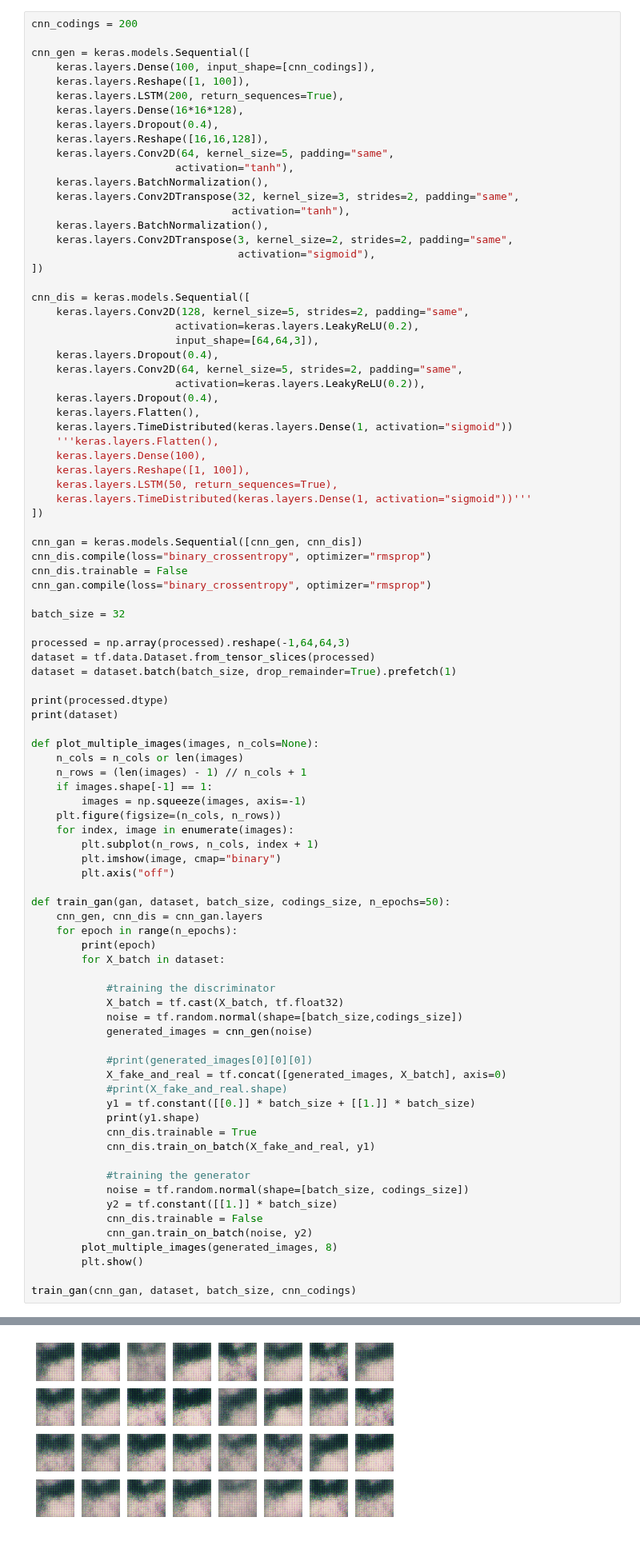
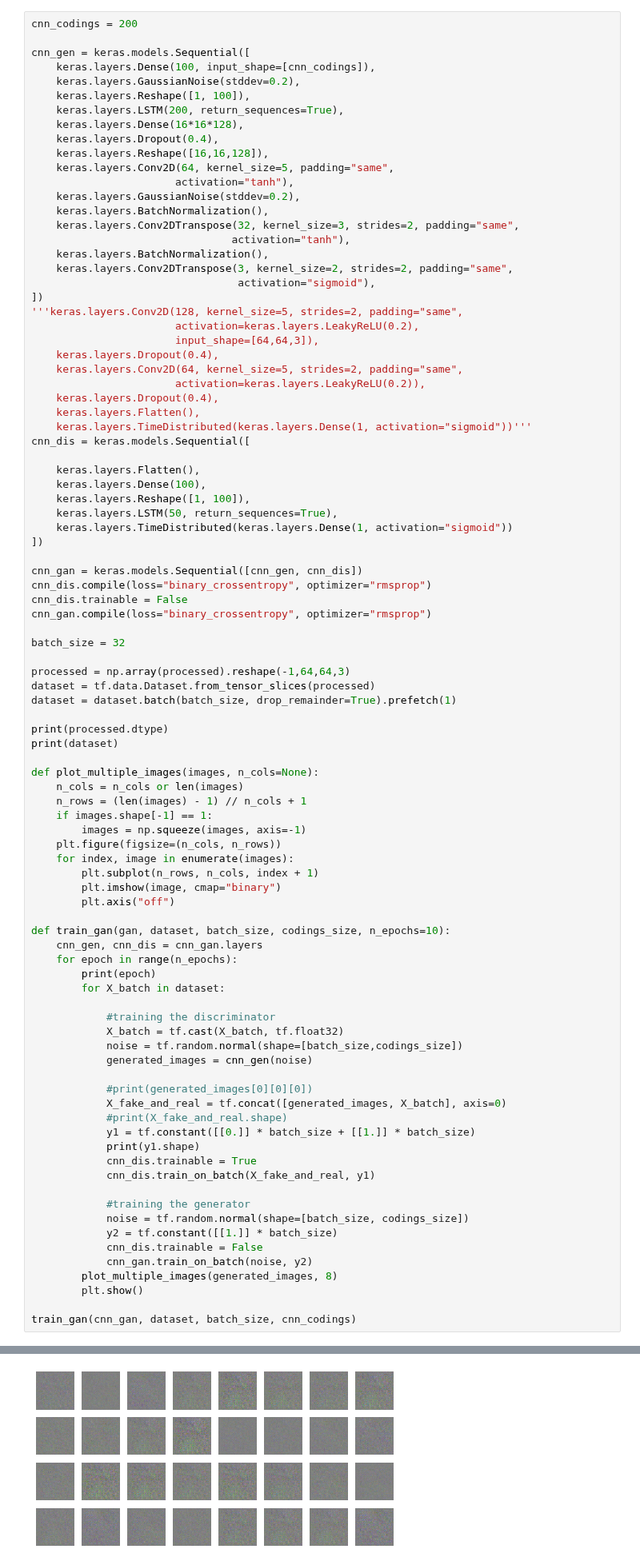
Before and after one commit to OrdinaryHacker101/MinecraftAI, a Jupyter notebook: area_52/MineDREAM.ipynb, the cells around one changed output, grey strips where cells are left out. Shown at 80% size. Drawn from its saved outputs; the diff is of its cells as text.

```diff
--- a/area_52/MineDREAM.ipynb
+++ b/area_52/MineDREAM.ipynb
@@ -176,6 +176,7 @@ cnn_codings = 200
 
 cnn_gen = keras.models.Sequential([
     keras.layers.Dense(100, input_shape=[cnn_codings]),
+    keras.layers.GaussianNoise(stddev=0.2),
     keras.layers.Reshape([1, 100]),
     keras.layers.LSTM(200, return_sequences=True),
     keras.layers.Dense(16*16*128),
@@ -183,6 +184,7 @@ cnn_gen = keras.models.Sequential([
     keras.layers.Reshape([16,16,128]),
     keras.layers.Conv2D(64, kernel_size=5, padding="same",
                        activation="tanh"),
+    keras.layers.GaussianNoise(stddev=0.2),
     keras.layers.BatchNormalization(),
     keras.layers.Conv2DTranspose(32, kernel_size=3, strides=2, padding="same",
                                 activation="tanh"),
@@ -190,9 +192,7 @@ cnn_gen = keras.models.Sequential([
     keras.layers.Conv2DTranspose(3, kernel_size=2, strides=2, padding="same",
                                  activation="sigmoid"),
 ])
-
-cnn_dis = keras.models.Sequential([
-    keras.layers.Conv2D(128, kernel_size=5, strides=2, padding="same",
+'''keras.layers.Conv2D(128, kernel_size=5, strides=2, padding="same",
                        activation=keras.layers.LeakyReLU(0.2),
                        input_shape=[64,64,3]),
     keras.layers.Dropout(0.4),
@@ -200,12 +200,14 @@ cnn_dis = keras.models.Sequential([
                        activation=keras.layers.LeakyReLU(0.2)),
     keras.layers.Dropout(0.4),
     keras.layers.Flatten(),
-    keras.layers.TimeDistributed(keras.layers.Dense(1, activation="sigmoid"))
-    '''keras.layers.Flatten(),
+    keras.layers.TimeDistributed(keras.layers.Dense(1, activation="sigmoid"))'''
+cnn_dis = keras.models.Sequential([
+
+    keras.layers.Flatten(),
     keras.layers.Dense(100),
     keras.layers.Reshape([1, 100]),
     keras.layers.LSTM(50, return_sequences=True),
-    keras.layers.TimeDistributed(keras.layers.Dense(1, activation="sigmoid"))'''
+    keras.layers.TimeDistributed(keras.layers.Dense(1, activation="sigmoid"))
 ])
 
 cnn_gan = keras.models.Sequential([cnn_gen, cnn_dis])
@@ -233,7 +235,7 @@ def plot_multiple_images(images, n_cols=None):
         plt.imshow(image, cmap="binary")
         plt.axis("off")
 
-def train_gan(gan, dataset, batch_size, codings_size, n_epochs=50):
+def train_gan(gan, dataset, batch_size, codings_size, n_epochs=10):
     cnn_gen, cnn_dis = cnn_gan.layers
     for epoch in range(n_epochs):
         print(epoch)
@@ -337,21 +339,21 @@ float32
 4
 (64, 1)
 (64, 1)
 (64, 1)
 (64, 1)
 (64, 1)
 (64, 1)
 (64, 1)
 (64, 1)
 (64, 1)
 (64, 1)
 (64, 1)
 ... (40 lines left out)
 (64, 1)
 (64, 1)
 (64, 1)
 (64, 1)
-[figure, old version]
+[figure, new version]
 5
 (64, 1)
 (64, 1)
```
Also changed, not shown: parts of 4 cells of this notebook.
